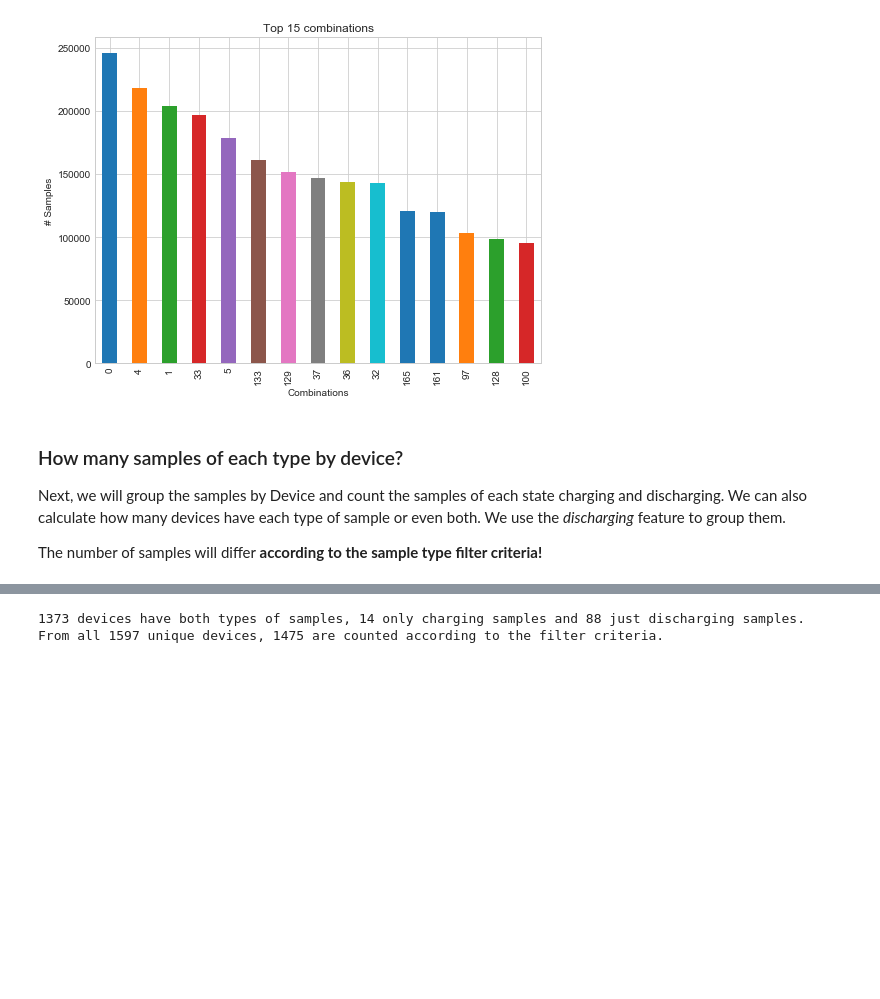
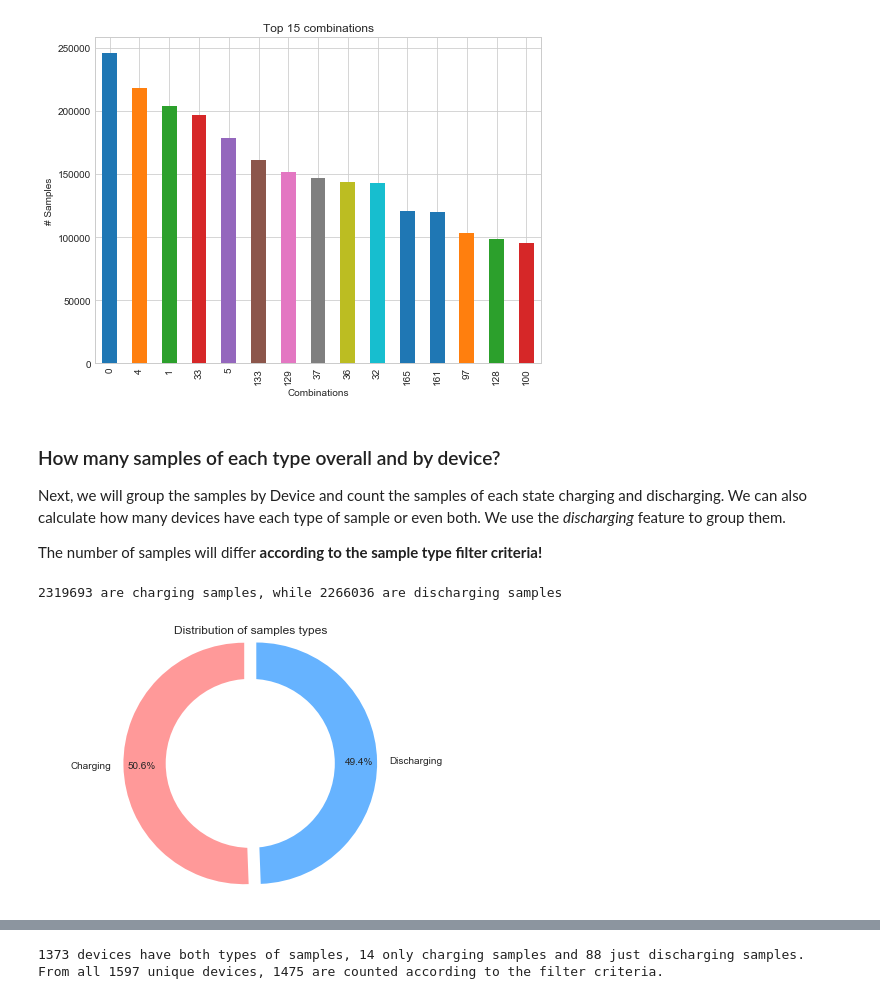
Before and after one commit to greenhub-project/notebooks, a Jupyter notebook: jupyter/StudyA.ipynb, the cells around one changed output, grey strips where cells are left out. Drawn from its saved outputs; the diff is of its cells as text; code cells hidden in the pictures; blank space fills up the shorter version.

Commit message:
feat: add plot for total distribution of samples types

```diff
--- a/jupyter/StudyA.ipynb
+++ b/jupyter/StudyA.ipynb
@@ -272,11 +272,40 @@ pl.set(xlabel='Combinations', ylabel='# Samples')
 [Text(0,0.5,'# Samples'), Text(0.5,0,'Combinations')]
 [figure]
 # %% [markdown]
-### How many samples of each type by device?
+### How many samples of each type overall and by device?
 Next, we will group the samples by Device and count the samples of each state charging and discharging.
 We can also calculate how many devices have each type of sample or even both. We use the *discharging* feature to group them.
 
 The number of samples will differ **according to the sample type filter criteria!**
+# %%
+def plot_pie(data):
+    fig1, ax1 = plt.subplots()
+
+    labels = ['Charging', 'Discharging']
+    colors = ['#ff9999','#66b3ff']
+    explode = (0.05, 0.05)
+
+    ax1.pie(data, colors=colors, labels=labels, autopct='%1.1f%%',
+            startangle=90, pctdistance=0.85, explode=explode)
+
+    #draw circle
+    centre_circle = plt.Circle((0,0),0.70,fc='white')
+    fig = plt.gcf()
+    fig.gca().add_artist(centre_circle)
+    fig.suptitle('Distribution of samples types')
+
+    ax1.axis('equal')
+    plt.tight_layout()
+
+types = samples.discharging.value_counts()
+
+plot_pie(types)
+
+print('{0} are charging samples, while {1} are discharging samples' \
+      .format(types[0], types[1]))
+# %% [output]
+2319693 are charging samples, while 2266036 are discharging samples
+[figure, added]
 # %%
 stypes = samples.groupby('device_id').discharging.value_counts().unstack().fillna(0)
 stypes.columns = ['charging', 'discharging']
```
Also changed, not shown: parts of 6 cells of this notebook.
